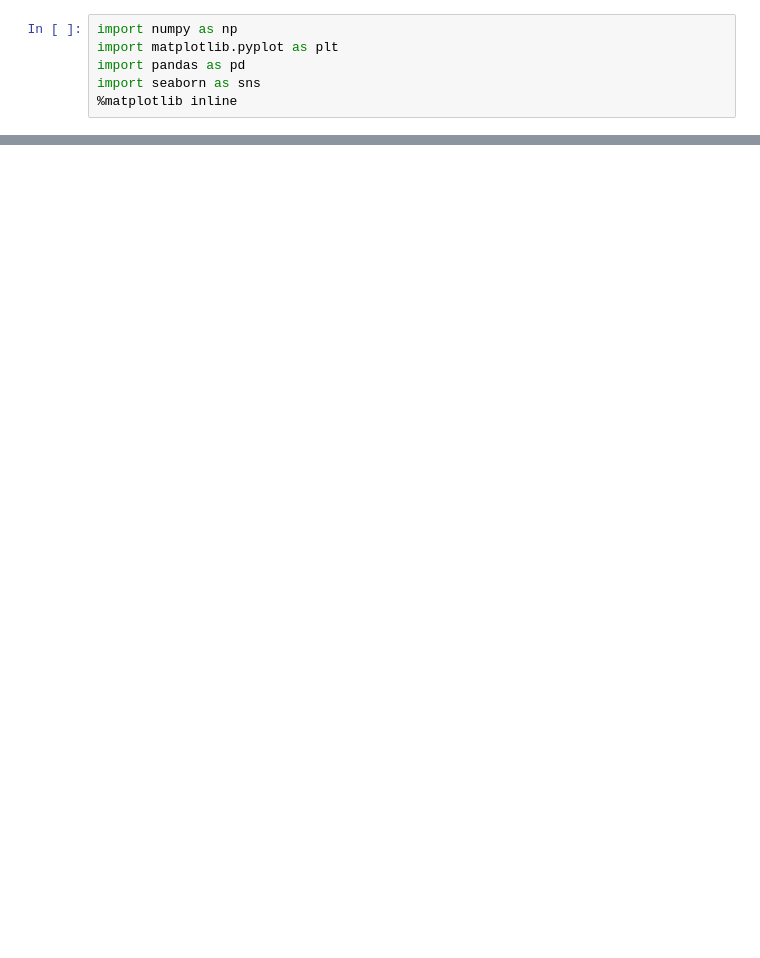
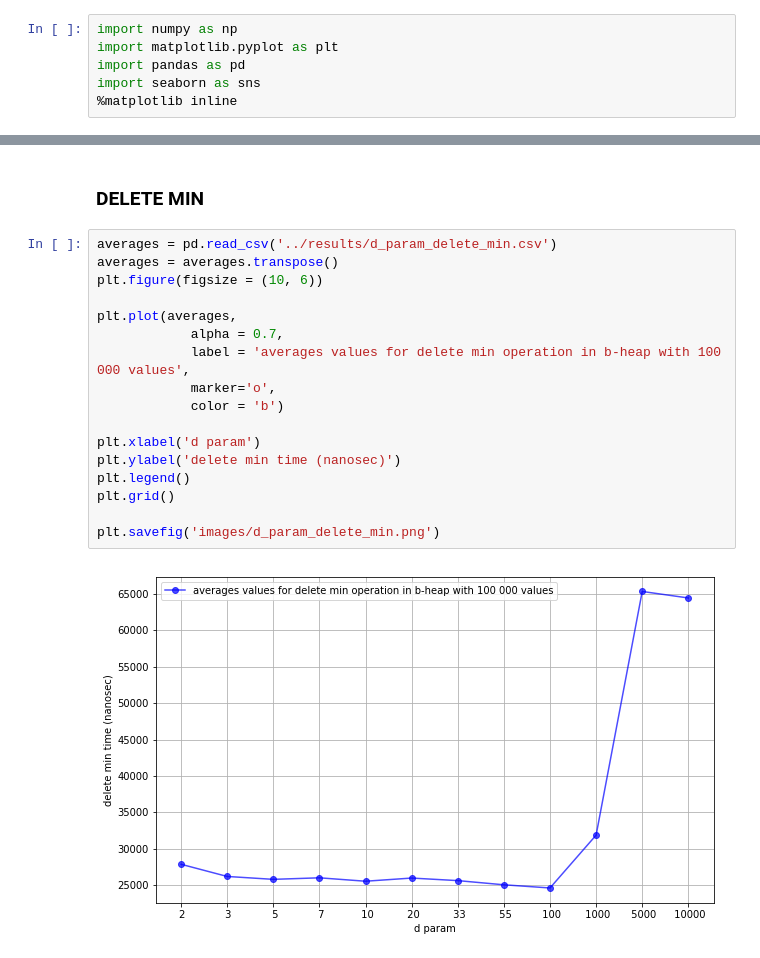
Before and after one commit to DaniilRoman/heaps_comparison, a Jupyter notebook: chart/chart.ipynb, the cells around one changed output, grey strips where cells are left out. Saved outputs shown, nothing was run; the diff lists cells and outputs as text; blank space fills up the shorter version.

```diff
--- a/chart/chart.ipynb
+++ b/chart/chart.ipynb
@@ -40,0 +51,21 @@ plt.savefig('images/dParam.png')
+# %% [markdown]
+### DELETE MIN
+# %%
+averages = pd.read_csv('../results/d_param_delete_min.csv')
+averages = averages.transpose()
+plt.figure(figsize = (10, 6))
+
+plt.plot(averages,
+            alpha = 0.7,
+            label = 'averages values for delete min operation in b-heap with 100 000 values',
+            marker='o',
+            color = 'b')
+
+plt.xlabel('d param')
+plt.ylabel('delete min time (nanosec)')
+plt.legend()
+plt.grid()
+
+plt.savefig('images/d_param_delete_min.png')
+# %% [output]
+[figure, added]
```
Also changed, not shown: parts of 7 cells of this notebook, 5 other files.
